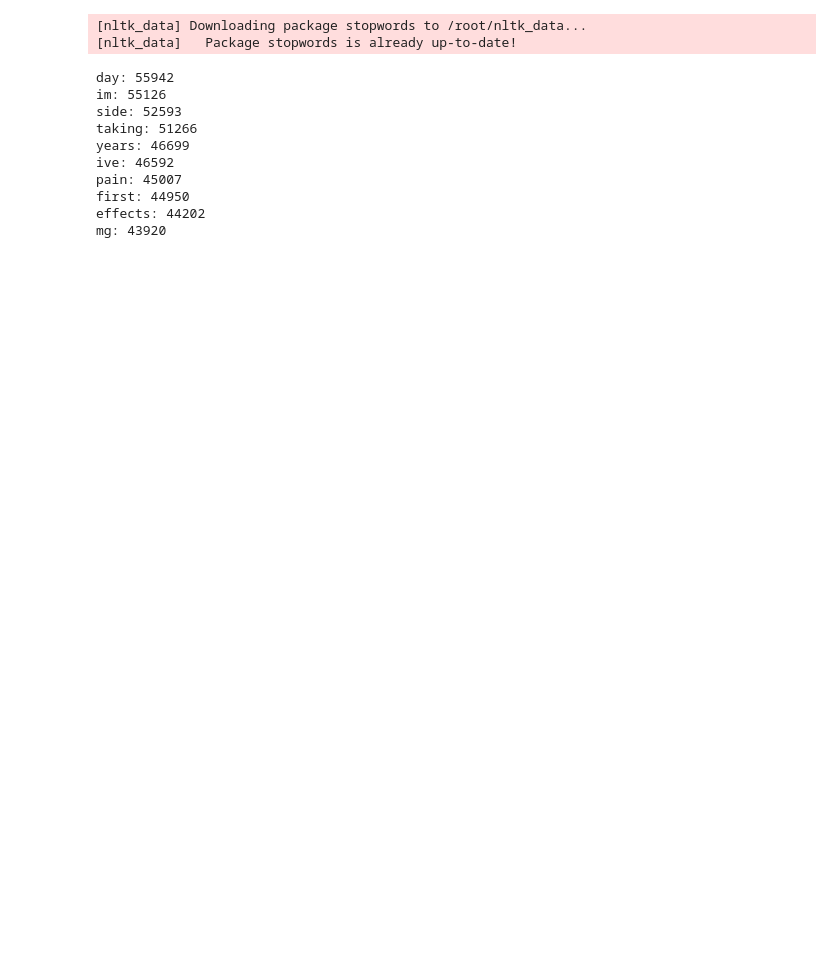
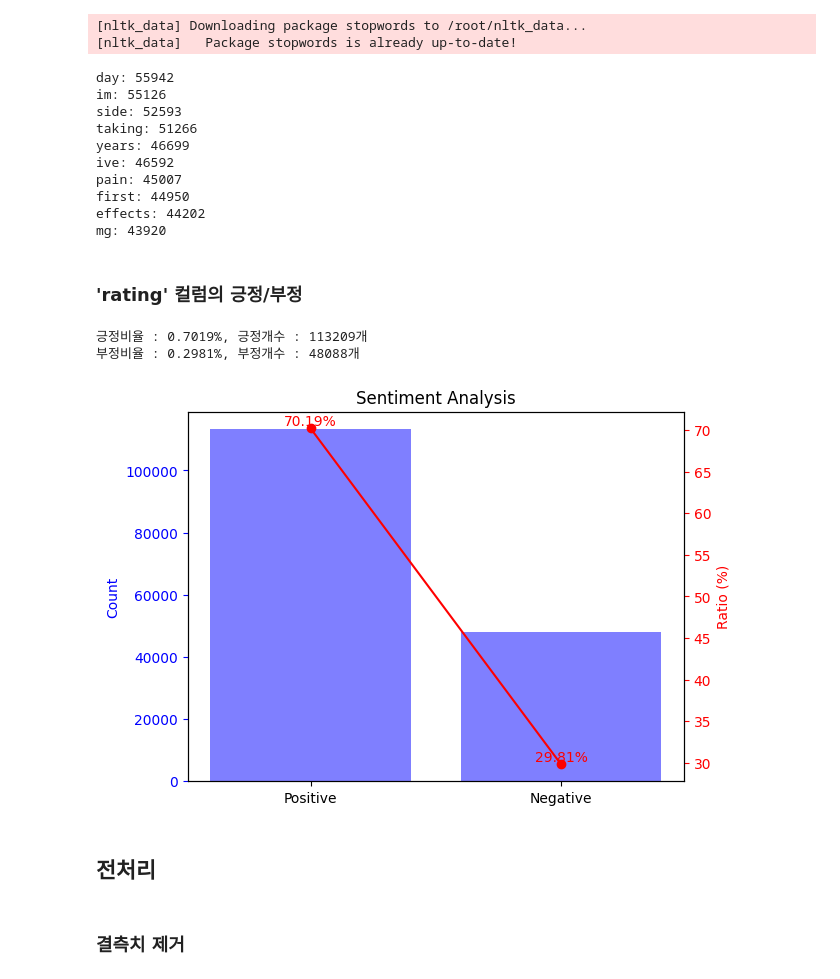
Before and after one commit to 2j0123/Drug-Review-Data-Predictions-Drug-Name, a Jupyter notebook: Drug_Data_EDA.ipynb, the cells around one changed output. Cells and saved outputs as stored; diff of their text form; code cells hidden in the pictures; blank space fills up the shorter version.

```diff
--- a/Drug_Data_EDA.ipynb
+++ b/Drug_Data_EDA.ipynb
@@ -208,3 +203,44 @@ pain: 45007
 first: 44950
 effects: 44202
 mg: 43920
+# %% [markdown]
+### 'rating' 컬럼의 긍정/부정
+# %%
+feeling = [0 if rating in range(0,6) else 1 for rating in drug_data['rating']]
+pos_cnt = len([x for x in feeling if x==1])
+neg_cnt = len([x for x in feeling if x==0])
+print(("긍정비율 : {:.4f}%,".format(pos_cnt/len(feeling))+" 긍정개수 : {}개".format(pos_cnt)))
+print(("부정비율 : {:.4f}%,".format(neg_cnt/len(feeling))+" 부정개수 : {}개".format(neg_cnt)))
+# %% [output]
+긍정비율 : 0.7019%, 긍정개수 : 113209개
+부정비율 : 0.2981%, 부정개수 : 48088개
+# %%
+pos_ratio = pos_cnt / len(feeling) * 100
+neg_ratio = neg_cnt / len(feeling) * 100
+
+labels = ['Positive', 'Negative']
+count = [pos_cnt, neg_cnt]
+ratio = [pos_ratio, neg_ratio]
+
+fig, ax1 = plt.subplots()
+
+ax1.bar(labels, count, color='b', alpha=0.5)
+ax1.set_ylabel('Count', color='b')
+ax1.tick_params('y', colors='b')
+
+ax2 = ax1.twinx()
+ax2.plot(labels, ratio, color='r', marker='o')
+ax2.set_ylabel('Ratio (%)', color='r')
+ax2.tick_params('y', colors='r')
+
+for i, r in enumerate(ratio):
+    ax2.text(i, r, f'{r:.2f}%', color='r', ha='center', va='bottom')
+
+plt.title('Sentiment Analysis')
+plt.show()
+# %% [output]
+[figure, added]
+# %% [markdown]
+## 전처리
+# %% [markdown]
+### 결측치 제거
```
Also changed, not shown: parts of 50 cells of this notebook, 3 other files.
